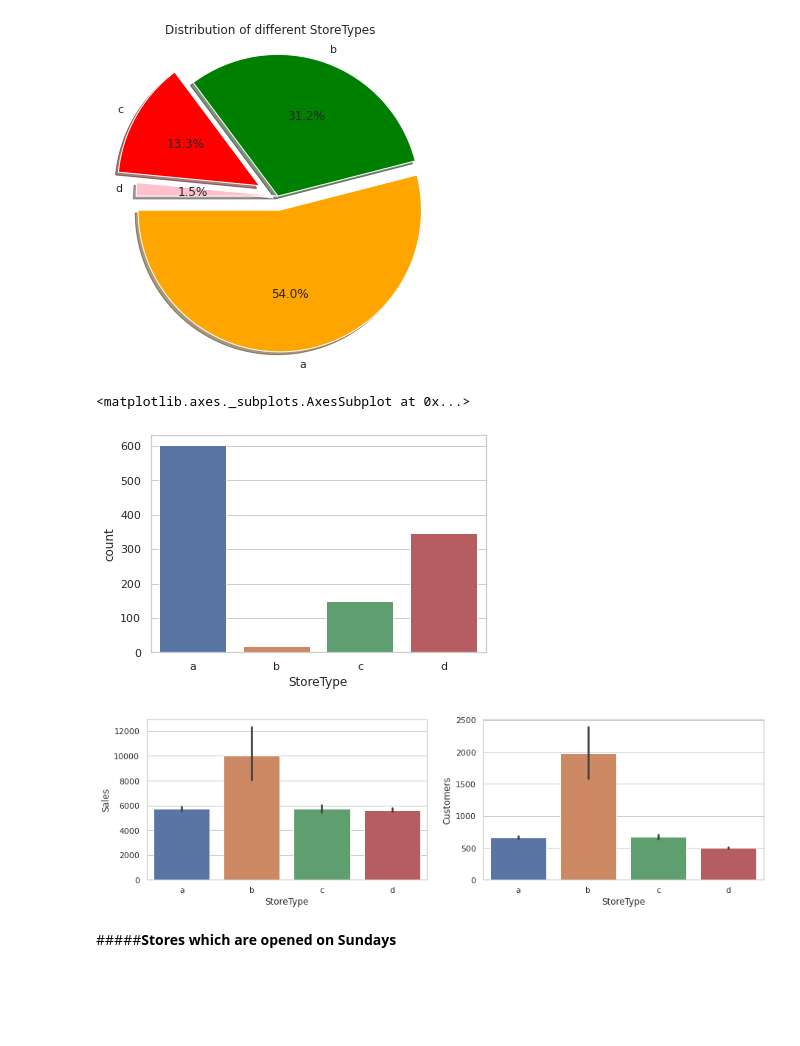
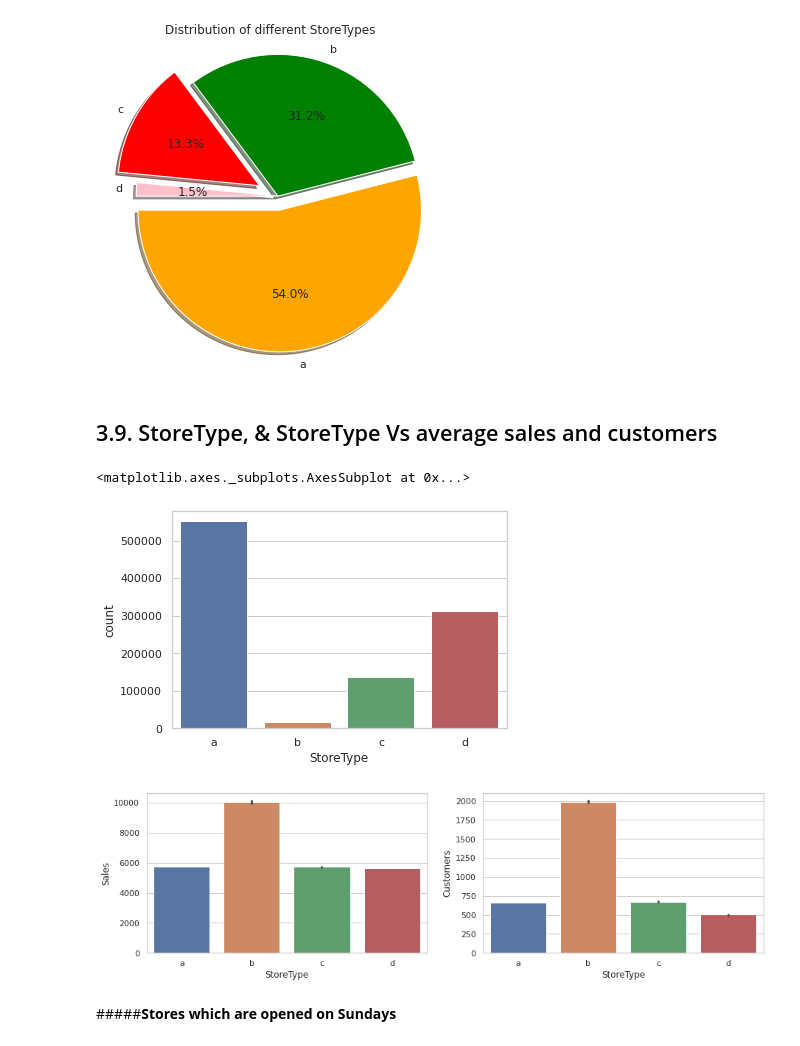
Before and after one commit to Team-AlmaBetter/Retail-Sales-Prediction, a Jupyter notebook: Rossmann_Sales_Prediction_Capstone_Project_ipynb.ipynb, the cells around one changed output. Cells and saved outputs as stored; diff of their text form; code cells hidden in the pictures; blank space fills up the shorter version.

```diff
--- a/Rossmann_Sales_Prediction_Capstone_Project_ipynb.ipynb
+++ b/Rossmann_Sales_Prediction_Capstone_Project_ipynb.ipynb
@@ -441,14 +443,14 @@ data.Store.nunique()
 # %%
 # Open
 fig, (axis1) = plt.subplots(1,1,figsize=(15,4))
-sns.countplot(x='Open',hue='DayOfWeek', data=R_data,palette="husl", ax=axis1)
+sns.countplot(x='Open',hue='DayOfWeek', data=data,palette="husl", ax=axis1)
 
 # fill NaN values in data with Open=1 if DayOfWeek != 7
 data["Open"][data["Open"] != data["Open"]] = (data["DayOfWeek"] != 7).astype(int)
 
 # Drop Open column
-# R_data.drop("Open", axis=1, inplace=True)
-# data.drop("Open", axis=1, inplace=True)
+
+data.drop("Open", axis=1, inplace=True)
 # %% [output]
 [figure]
 # %% [markdown]
@@ -491,10 +495,10 @@ ax2 = pct_change_sales.plot(legend=True,ax=axis2,marker='o',rot=90,colormap="sum
 # Plot average sales & customers for every year
 fig, (axis1,axis2) = plt.subplots(1,2,figsize=(15,4))
 
-sns.barplot(x='Year', y='Sales', data=R_data, ax=axis1)
-sns.barplot(x='Year', y='Customers', data=R_data, ax=axis2)
+sns.barplot(x='Year', y='Sales', data=data, ax=axis1)
+sns.barplot(x='Year', y='Customers', data=data, ax=axis2)
 
 # Drop Date column
-# R_data.drop(['Date'], axis=1,inplace=True)
-# data.drop(['Date'], axis=1,inplace=True)
+
+data.drop(['Date'], axis=1,inplace=True)
 # %% [output]
@@ -513,0 +521,17 @@ sns.barplot(x='DayOfWeek', y='Customers', data=R_data, order=[1,2,3,4,5,6,7], ax
+# %%
+# StateHoliday
+
+# StateHoliday column has values 0 & "0", So, we need to merge values with 0 to "0"
+data["StateHoliday"].loc[data["StateHoliday"] == 0] = "0"
+# data["StateHoliday"].loc[data["StateHoliday"] == 0] = "0"
+
+# Plot
+sns.countplot(x='StateHoliday', data=data)
+
+# Before
+fig, (axis1,axis2) = plt.subplots(1,2,figsize=(15,4))
+
+sns.barplot(x='StateHoliday', y='Sales', data=data, ax=axis1)
+
+mask = (data["StateHoliday"] != "0") & (data["Sales"] > 0)
+sns.barplot(x='StateHoliday', y='Sales', data=data[mask], ax=axis2)
@@ -615,21 +613,23 @@ fig.set_size_inches(6,6)
 plt.show()
 # %% [output]
 [figure]
+# %% [markdown]
+## 3.9. StoreType, & StoreType Vs average sales and customers
 # %%
 # StoreType
 
 # Plot StoreType, & StoreType Vs average sales and customers
 
-sns.countplot(x='StoreType', data=store, order=['a','b','c', 'd'])
+sns.countplot(x='StoreType', data=data, order=['a','b','c', 'd'])
 
 fig, (axis1,axis2) = plt.subplots(1,2,figsize=(15,4))
 
-sns.barplot(x='StoreType', y='Sales', data=store, order=['a','b','c', 'd'],ax=axis1)
-sns.barplot(x='StoreType', y='Customers', data=store, order=['a','b','c', 'd'], ax=axis2)
+sns.barplot(x='StoreType', y='Sales', data=data, order=['a','b','c', 'd'],ax=axis1)
+sns.barplot(x='StoreType', y='Customers', data=data, order=['a','b','c', 'd'], ax=axis2)
 # %% [output]
 <matplotlib.axes._subplots.AxesSubplot at 0x...>
-[figure, old version]
+[figure, new version]
-[figure, old version]
+[figure, new version]
 # %% [markdown]
 #####<b>Stores which are opened on Sundays
 # %%
```
Also changed, not shown: parts of 52 cells of this notebook.
